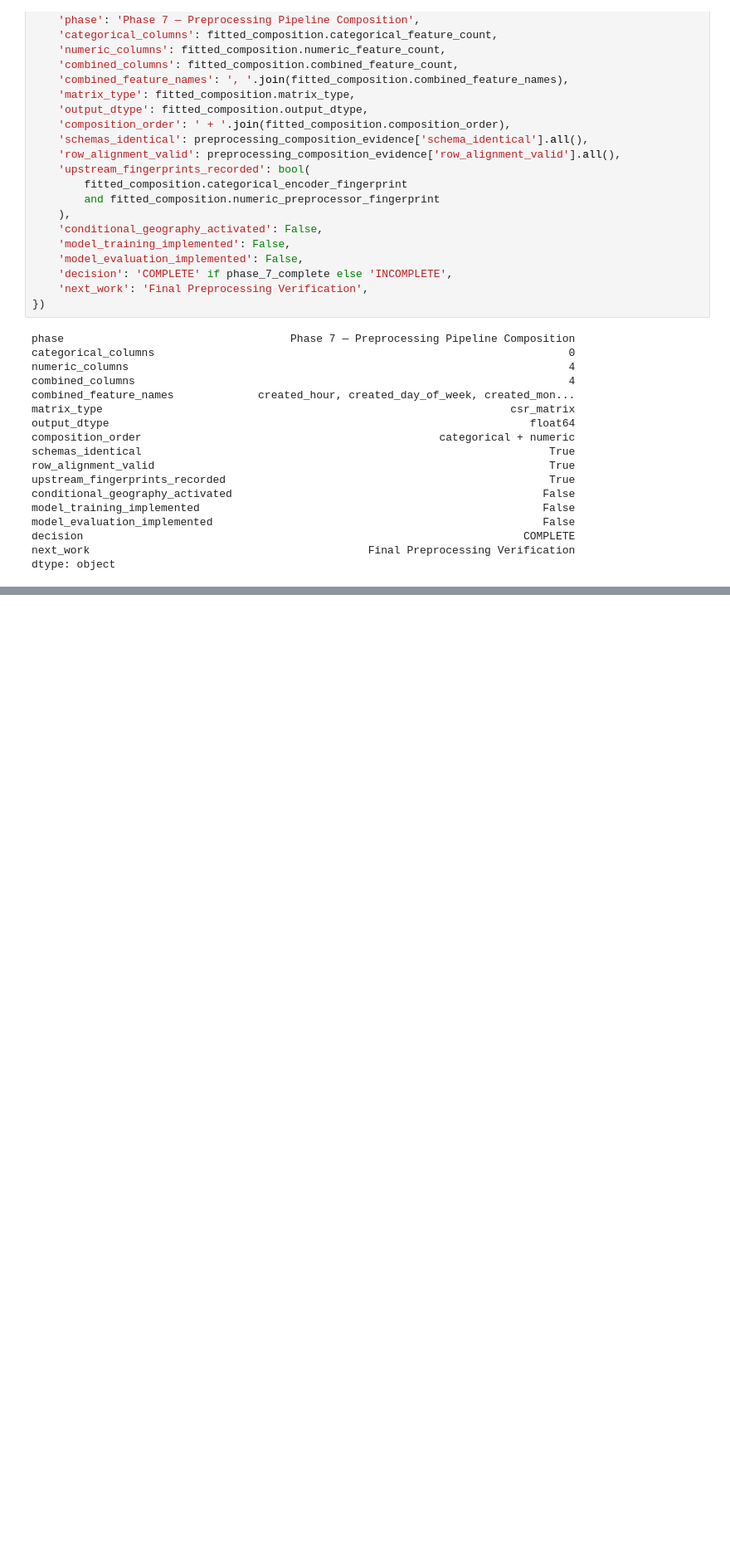
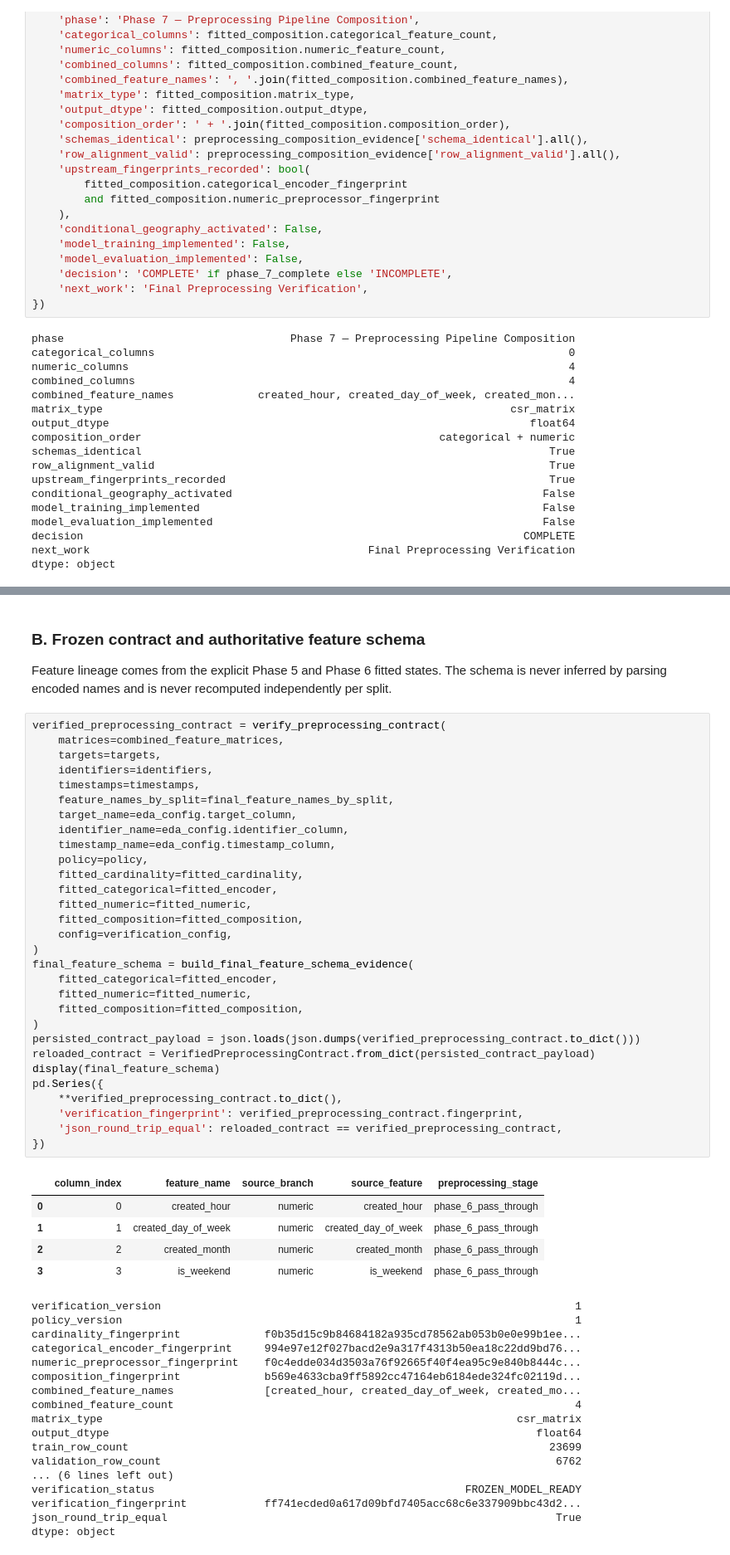
Before and after one commit to mmubashir95/urban-operations-intelligence-platform, a Jupyter notebook: notebooks/11_feature_engineering_and_preprocessing.ipynb, the cells around one changed output, grey strips where cells are left out. Shown at 83% size. Cells and saved outputs as stored; diff of their text form; blank space fills up the shorter version.

```diff
--- a/notebooks/11_feature_engineering_and_preprocessing.ipynb
+++ b/notebooks/11_feature_engineering_and_preprocessing.ipynb
@@ -1735,0 +1818,57 @@ dtype: object
+# %% [markdown]
+### B. Frozen contract and authoritative feature schema
+
+Feature lineage comes from the explicit Phase 5 and Phase 6 fitted states. The schema is never inferred by parsing encoded names and is never recomputed independently per split.
+# %%
+verified_preprocessing_contract = verify_preprocessing_contract(
+    matrices=combined_feature_matrices,
+    targets=targets,
+    identifiers=identifiers,
+    timestamps=timestamps,
+    feature_names_by_split=final_feature_names_by_split,
+    target_name=eda_config.target_column,
+    identifier_name=eda_config.identifier_column,
+    timestamp_name=eda_config.timestamp_column,
+    policy=policy,
+    fitted_cardinality=fitted_cardinality,
+    fitted_categorical=fitted_encoder,
+    fitted_numeric=fitted_numeric,
+    fitted_composition=fitted_composition,
+    config=verification_config,
+)
+final_feature_schema = build_final_feature_schema_evidence(
+    fitted_categorical=fitted_encoder,
+    fitted_numeric=fitted_numeric,
+    fitted_composition=fitted_composition,
+)
+persisted_contract_payload = json.loads(json.dumps(verified_preprocessing_contract.to_dict()))
+reloaded_contract = VerifiedPreprocessingContract.from_dict(persisted_contract_payload)
+display(final_feature_schema)
+pd.Series({
+    **verified_preprocessing_contract.to_dict(),
+    'verification_fingerprint': verified_preprocessing_contract.fingerprint,
+    'json_round_trip_equal': reloaded_contract == verified_preprocessing_contract,
+})
+# %% [output]
+|  | column_index | feature_name | source_branch | source_feature | preprocessing_stage |
+| 0 | 0 | created_hour | numeric | created_hour | phase_6_pass_through |
+| 1 | 1 | created_day_of_week | numeric | created_day_of_week | phase_6_pass_through |
+| 2 | 2 | created_month | numeric | created_month | phase_6_pass_through |
+| 3 | 3 | is_weekend | numeric | is_weekend | phase_6_pass_through |
+verification_version                                                                1
+policy_version                                                                      1
+cardinality_fingerprint             f0b35d15c9b84684182a935cd78562ab053b0e0e99b1ee...
+categorical_encoder_fingerprint     994e97e12f027bacd2e9a317f4313b50ea18c22dd9bd76...
+numeric_preprocessor_fingerprint    f0c4edde034d3503a76f92665f40f4ea95c9e840b8444c...
+composition_fingerprint             b569e4633cba9ff5892cc47164eb6184ede324fc02119d...
+combined_feature_names              [created_hour, created_day_of_week, created_mo...
+combined_feature_count                                                              4
+matrix_type                                                                csr_matrix
+output_dtype                                                                  float64
+train_row_count                                                                 23699
+validation_row_count                                                             6762
+... (6 lines left out)
+verification_status                                                FROZEN_MODEL_READY
+verification_fingerprint            ff741ecded0a617d09bfd7405acc68c6e337909bbc43d2...
+json_round_trip_equal                                                            True
+dtype: object
```
Also changed, not shown: parts of 10 cells of this notebook, 11 other files.
